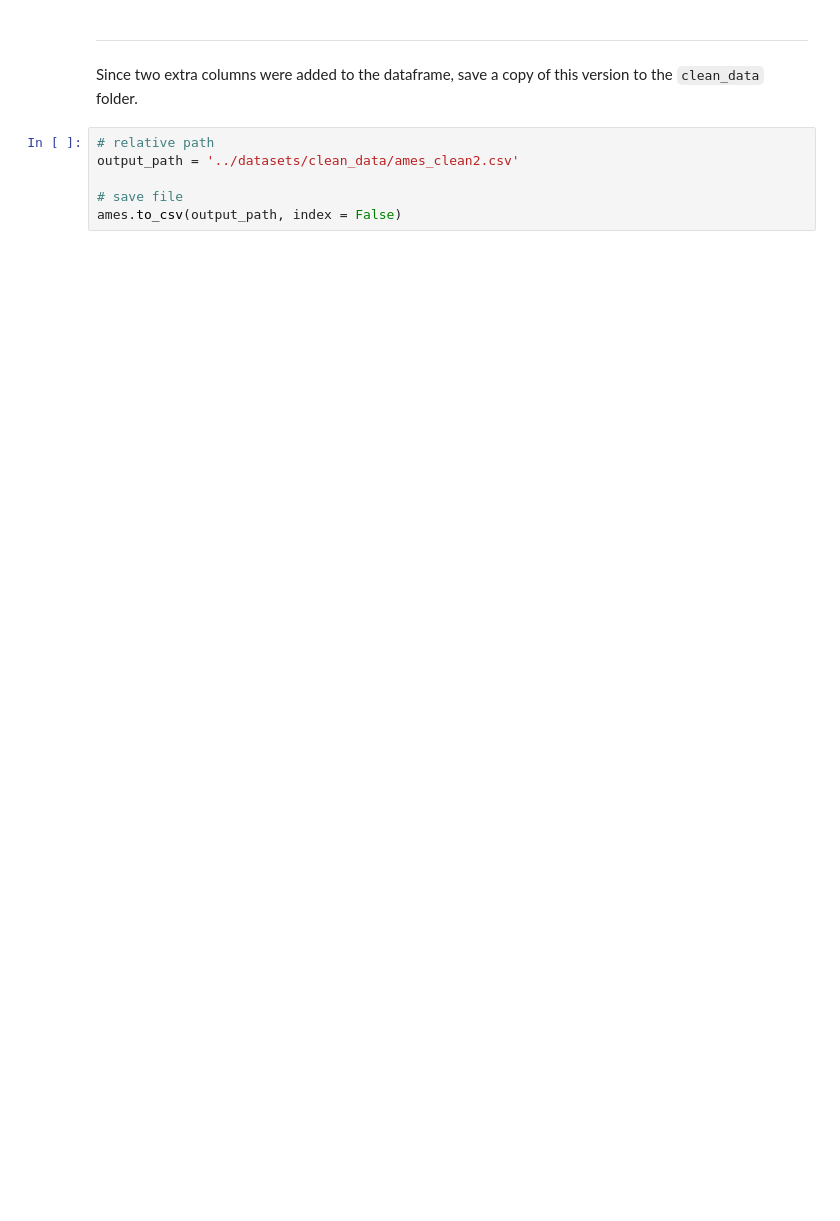
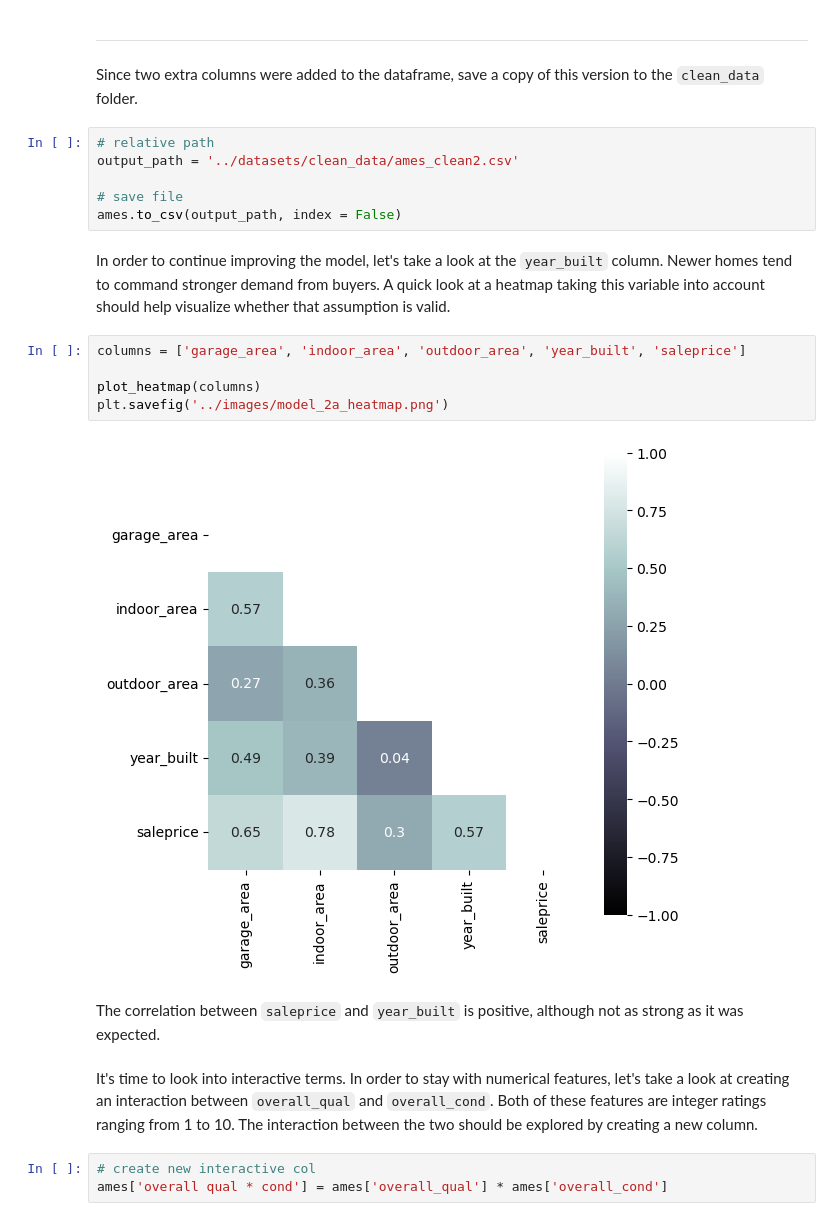
Before and after one commit to fuegoulloa/predict-house-price, a Jupyter notebook: code/02_EDA_and_Visualizations.ipynb, the cells around one changed output. Saved outputs shown, nothing was run; the diff lists cells and outputs as text; blank space fills up the shorter version.

```diff
--- a/code/02_EDA_and_Visualizations.ipynb
+++ b/code/02_EDA_and_Visualizations.ipynb
@@ -498,3 +501,19 @@ output_path = '../datasets/clean_data/ames_clean2.csv'
 
 # save file
 ames.to_csv(output_path, index = False)
+# %% [markdown]
+In order to continue improving the model, let's take a look at the `year_built` column.  Newer homes tend to command stronger demand from buyers.  A quick look at a heatmap taking this variable into account should help visualize whether that assumption is valid.
+# %%
+columns = ['garage_area', 'indoor_area', 'outdoor_area', 'year_built', 'saleprice']
+
+plot_heatmap(columns)
+plt.savefig('../images/model_2a_heatmap.png')
+# %% [output]
+[figure, added]
+# %% [markdown]
+The correlation between `saleprice` and `year_built` is positive, although not as strong as it was expected.
+# %% [markdown]
+It's time to look into interactive terms.  In order to stay with numerical features, let's take a look at creating an interaction between `overall_qual` and `overall_cond`.  Both of these features are integer ratings ranging from 1 to 10.  The interaction between the two should be explored by creating a new column.
+# %%
+# create new interactive col
+ames['overall qual * cond'] = ames['overall_qual'] * ames['overall_cond']
```
Also changed, not shown: parts of 13 cells of this notebook, 2 other files.
